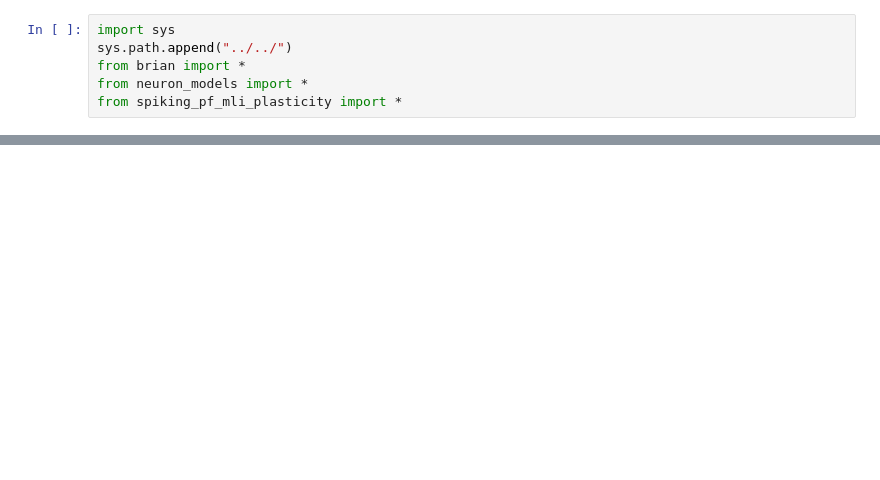
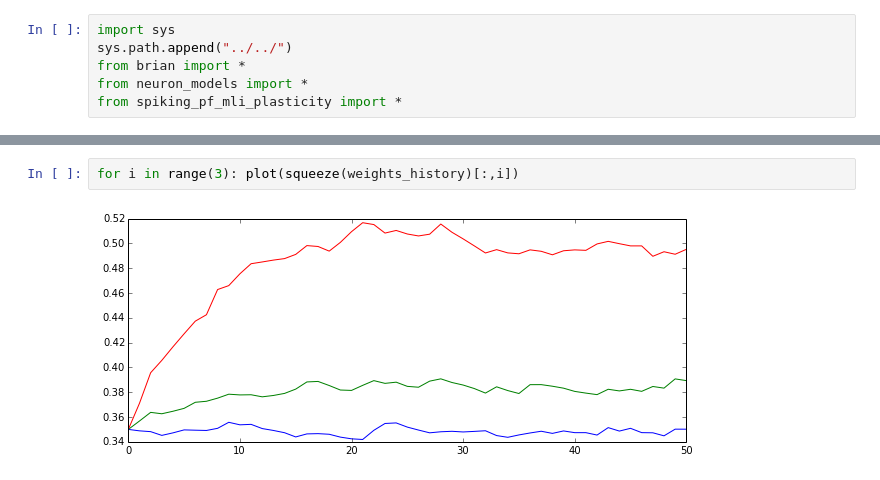
Before and after one commit to blennon/research, a Jupyter notebook: spiking_pf_mli_plasticity/notebooks/pf_mli_setup_test.ipynb, the cells around one changed output, grey strips where cells are left out. Cells and saved outputs as stored; diff of their text form; blank space fills up the shorter version.

```diff
--- a/spiking_pf_mli_plasticity/notebooks/pf_mli_setup_test.ipynb
+++ b/spiking_pf_mli_plasticity/notebooks/pf_mli_setup_test.ipynb
@@ -66,0 +85,4 @@ plot(W.getvalues()[0,:])
+# %%
+for i in range(3): plot(squeeze(weights_history)[:,i])
+# %% [output]
+[figure, added]
```
Also changed, not shown: parts of 9 cells of this notebook, 1 other file.
